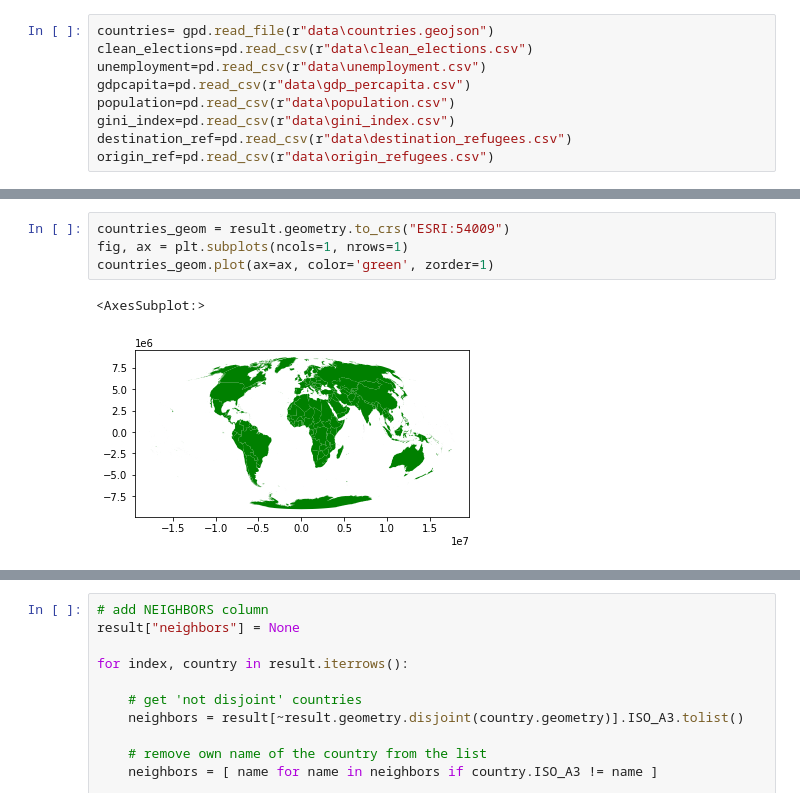
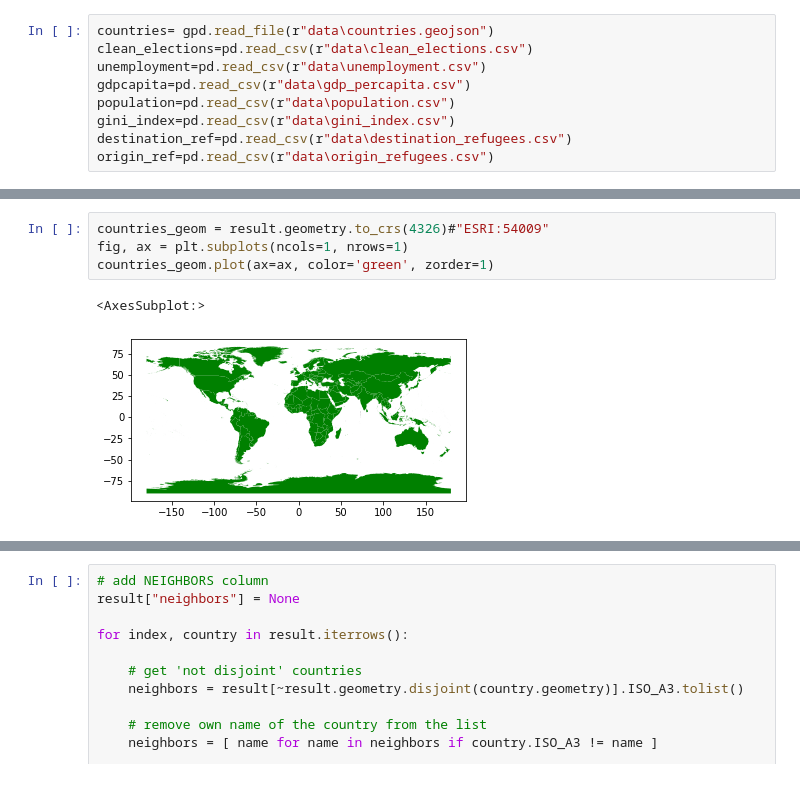
Before and after one commit to manolis1217/Outlier-detection-tool, a Jupyter notebook: python_script.ipynb, the cells around one changed output, grey strips where cells are left out. Cells and saved outputs as stored; diff of their text form.

```diff
--- a/python_script.ipynb
+++ b/python_script.ipynb
@@ -50,8 +50,8 @@ result
 255 rows × 12 columns
 # %%
-countries_geom = result.geometry.to_crs("ESRI:54009")
+countries_geom = result.geometry.to_crs(4326)#"ESRI:54009"
 fig, ax = plt.subplots(ncols=1, nrows=1)
 countries_geom.plot(ax=ax, color='green', zorder=1)
 # %% [output]
 <AxesSubplot:>
-[figure, old version]
+[figure, new version]
```
Also changed, not shown: parts of 12 cells of this notebook, 6 other files.
